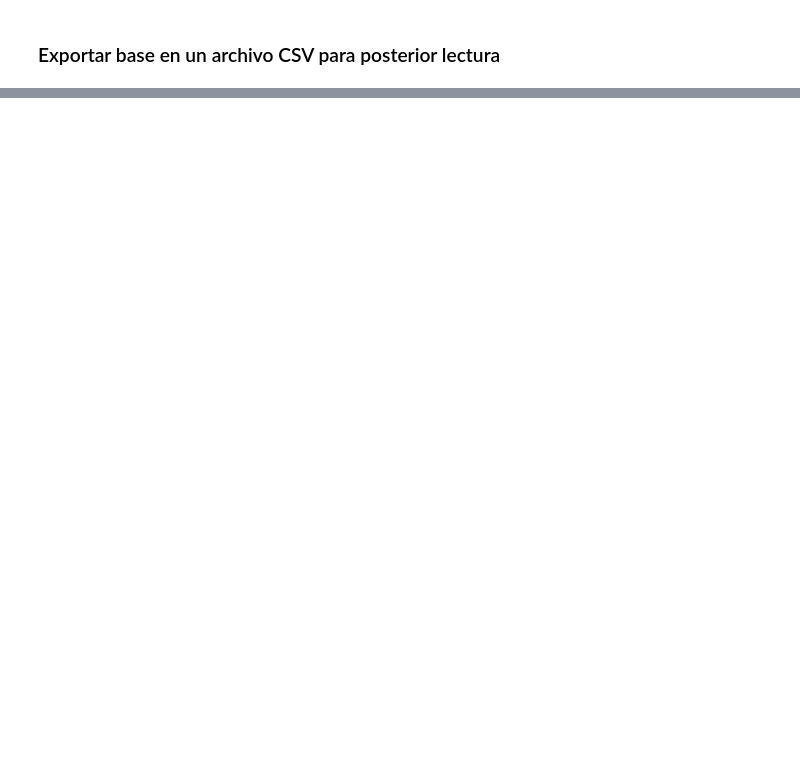
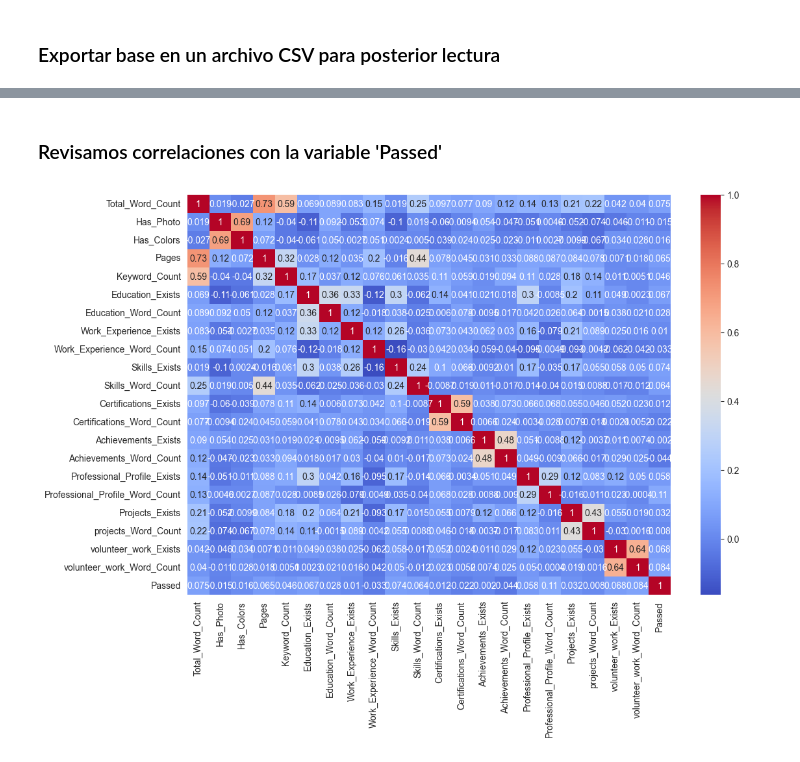
Before and after one commit to mastervecino/ProyectoFinalMaestria, a Jupyter notebook: Creacion base CVs.ipynb, the cells around one changed output, grey strips where cells are left out. Cells and saved outputs as stored; diff of their text form; code cells hidden in the pictures; blank space fills up the shorter version.

Commit message:
nuevos ajustes en la base CVs, debemos seguir ajustando para aumentar precisión

```diff
--- a/Creacion base CVs.ipynb
+++ b/Creacion base CVs.ipynb
@@ -347,0 +366,11 @@ baseCVs.to_csv("baseCVs.csv", index=False)
+# %% [markdown]
+### Revisamos correlaciones con la variable 'Passed'
+# %%
+import seaborn as sns
+import matplotlib.pyplot as plt
+
+plt.figure(figsize=(12, 8))
+sns.heatmap(baseCVs.corr(), annot=True, cmap="coolwarm")
+plt.show()
+# %% [output]
+[figure, added]
```
Also changed, not shown: parts of 20 cells of this notebook, 2 other files.
